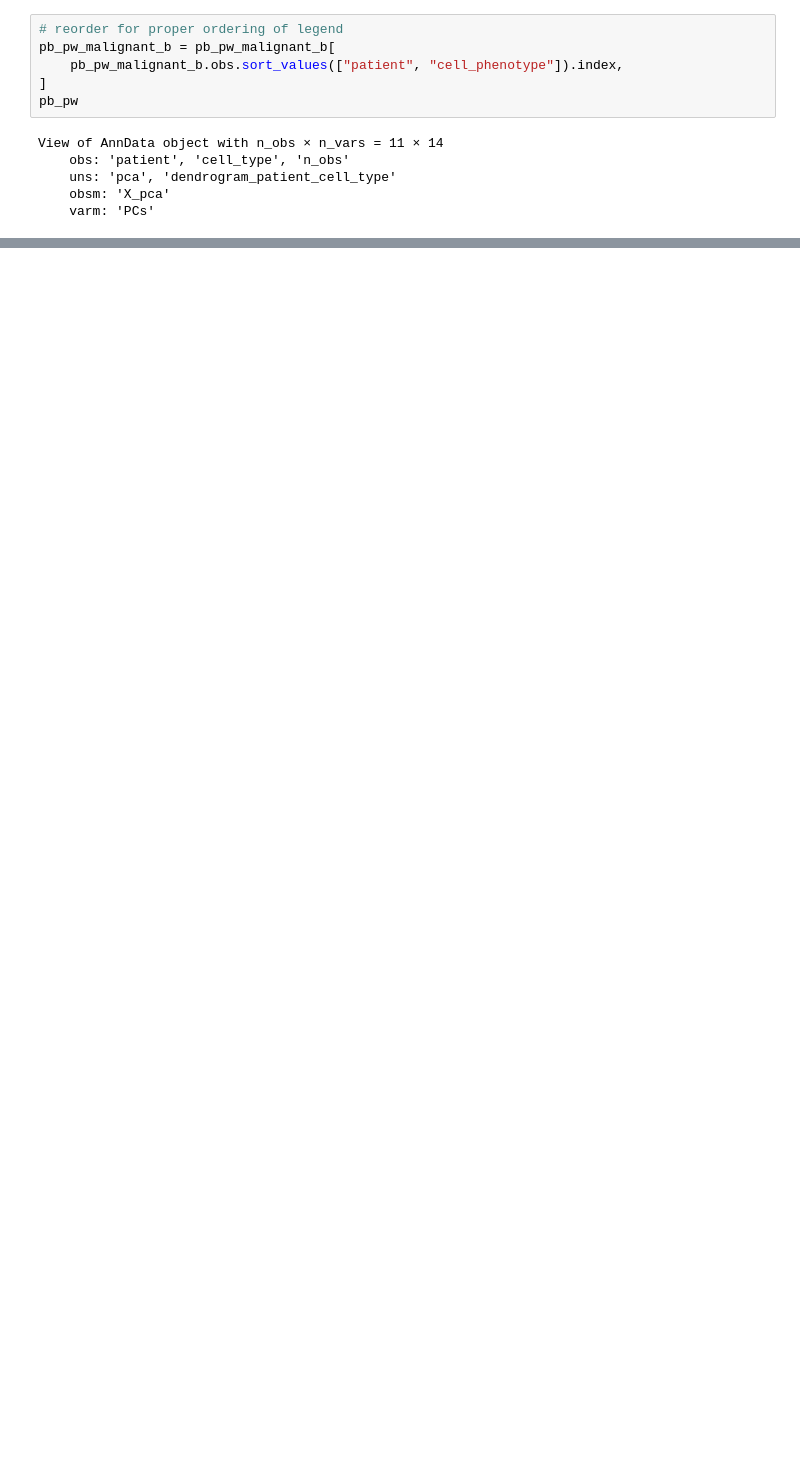
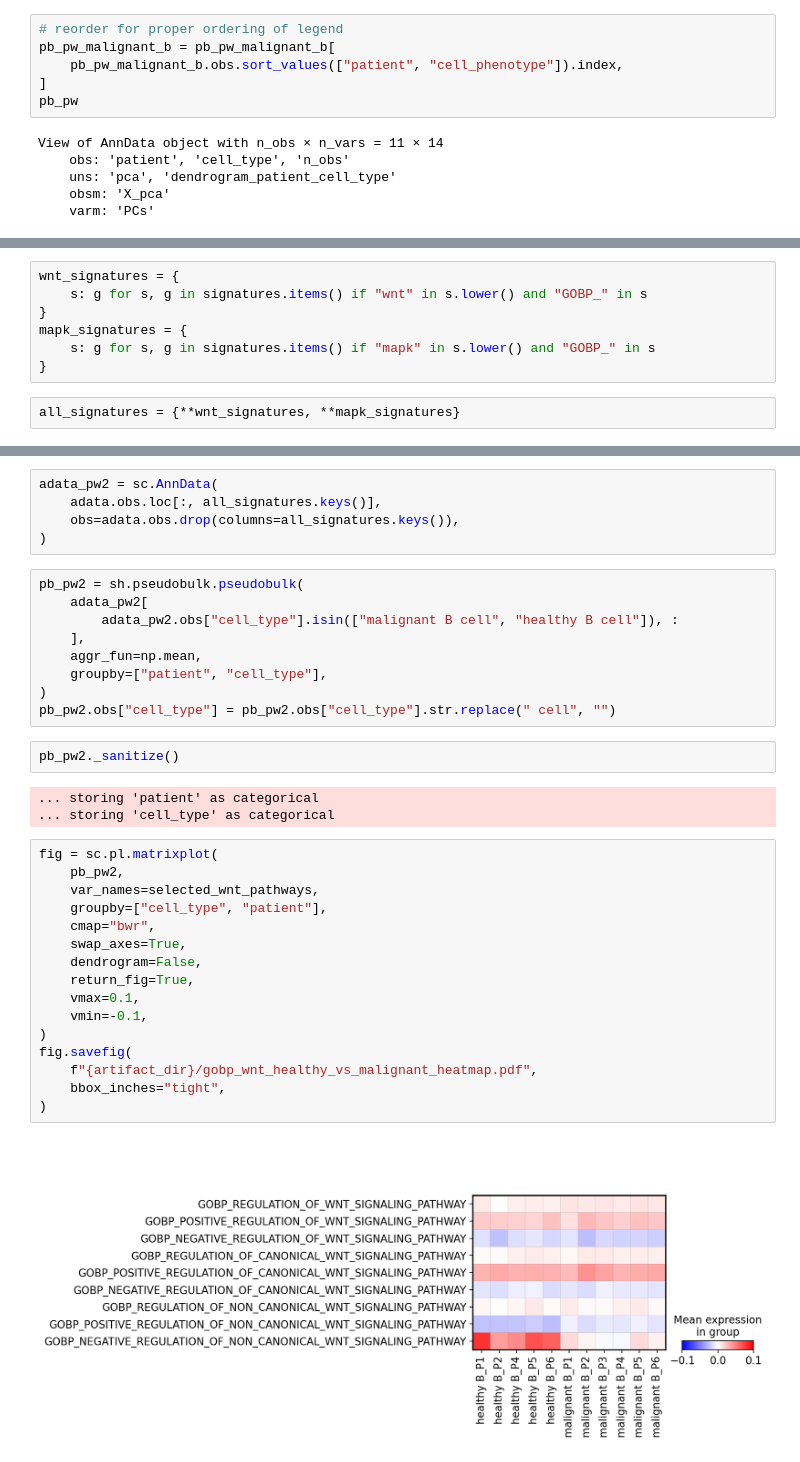
Before and after one commit to icbi-lab/hcl_atlas, a Jupyter notebook: analyses/70_downstream_analysis/73_pathway_analysis.ipynb, the cells around one changed output, grey strips where cells are left out. Cells and saved outputs as stored; diff of their text form; blank space fills up the shorter version.

```diff
--- a/analyses/70_downstream_analysis/73_pathway_analysis.ipynb
+++ b/analyses/70_downstream_analysis/73_pathway_analysis.ipynb
@@ -413,0 +441,9 @@ fig.savefig(f"{artifact_dir}/progeny_malignant_b_vs_fos_malignant_b_paired_boxpl
+# %%
+wnt_signatures = {
+    s: g for s, g in signatures.items() if "wnt" in s.lower() and "GOBP_" in s
+}
+mapk_signatures = {
+    s: g for s, g in signatures.items() if "mapk" in s.lower() and "GOBP_" in s
+}
+# %%
+all_signatures = {**wnt_signatures, **mapk_signatures}
@@ -413,0 +471,37 @@ fig.savefig(f"{artifact_dir}/progeny_malignant_b_vs_fos_malignant_b_paired_boxpl
+# %%
+adata_pw2 = sc.AnnData(
+    adata.obs.loc[:, all_signatures.keys()],
+    obs=adata.obs.drop(columns=all_signatures.keys()),
+)
+# %%
+pb_pw2 = sh.pseudobulk.pseudobulk(
+    adata_pw2[
+        adata_pw2.obs["cell_type"].isin(["malignant B cell", "healthy B cell"]), :
+    ],
+    aggr_fun=np.mean,
+    groupby=["patient", "cell_type"],
+)
+pb_pw2.obs["cell_type"] = pb_pw2.obs["cell_type"].str.replace(" cell", "")
+# %%
+pb_pw2._sanitize()
+# %% [output]
+... storing 'patient' as categorical
+... storing 'cell_type' as categorical
+# %%
+fig = sc.pl.matrixplot(
+    pb_pw2,
+    var_names=selected_wnt_pathways,
+    groupby=["cell_type", "patient"],
+    cmap="bwr",
+    swap_axes=True,
+    dendrogram=False,
+    return_fig=True,
+    vmax=0.1,
+    vmin=-0.1,
+)
+fig.savefig(
+    f"{artifact_dir}/gobp_wnt_healthy_vs_malignant_heatmap.pdf",
+    bbox_inches="tight",
+)
+# %% [output]
+[figure, added]
```
Also changed, not shown: parts of 30 cells of this notebook, 9 other files.
